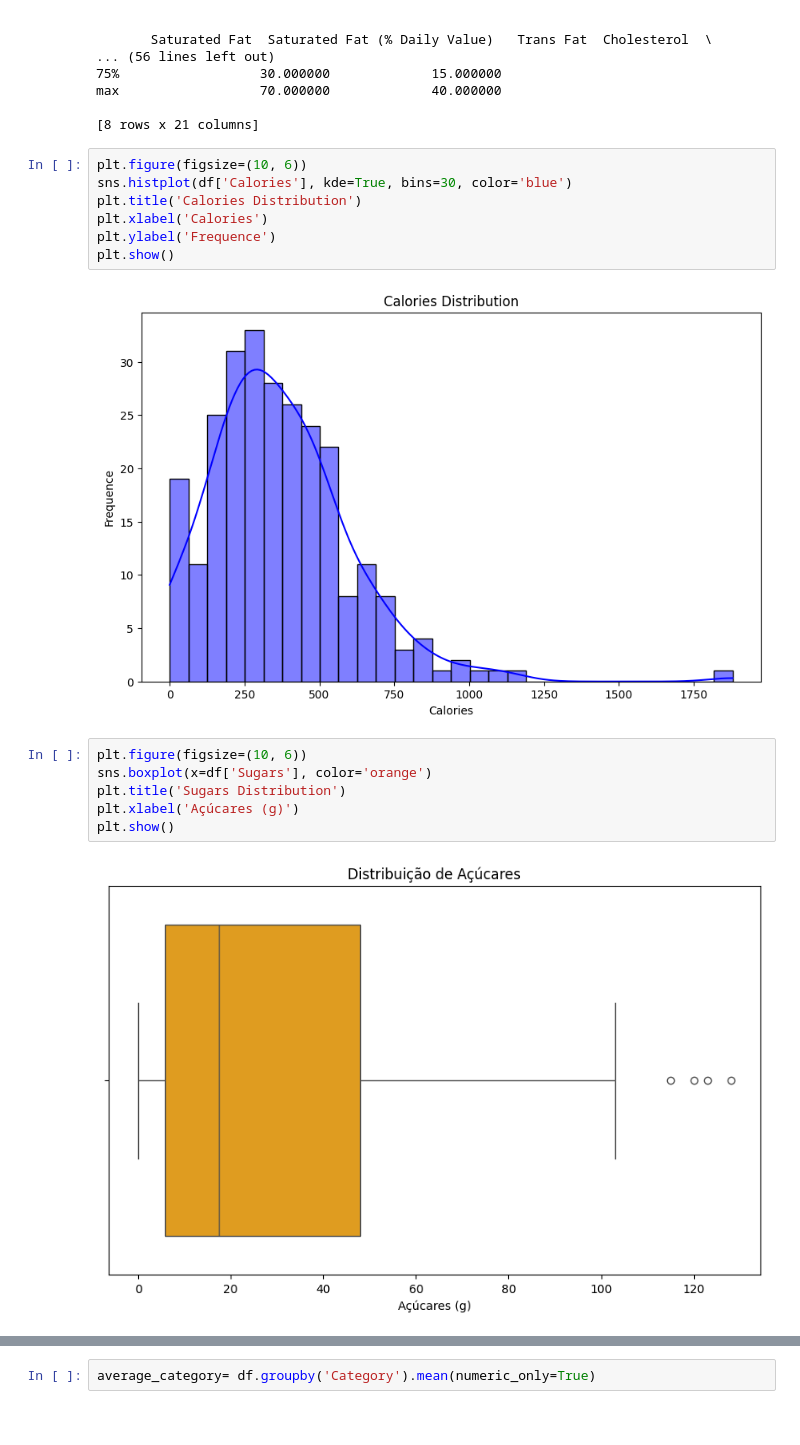
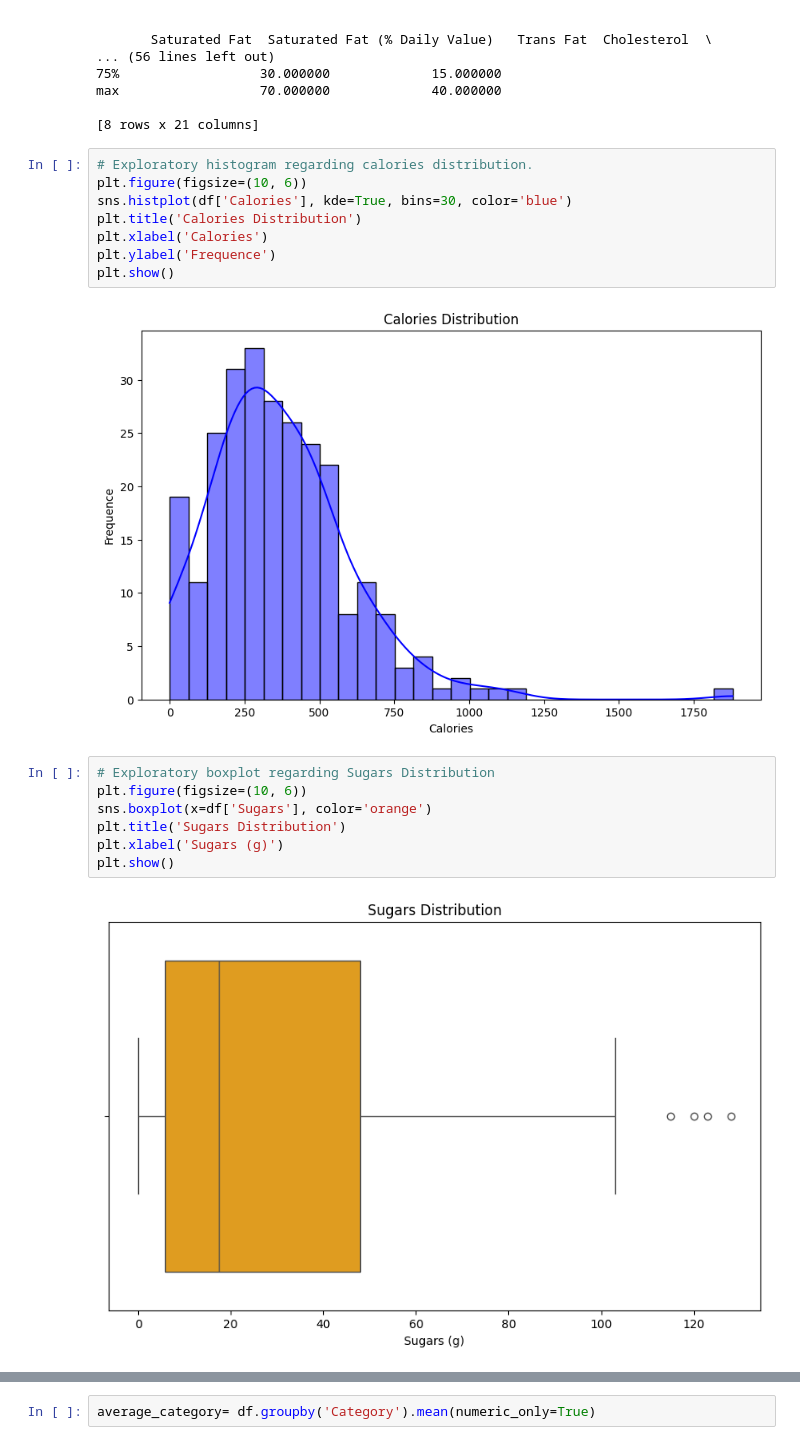
Before and after one commit to laurapetrola/Mcdonalds, a Jupyter notebook: mcdonalds.ipynb, the cells around one changed output, grey strips where cells are left out. Drawn from its saved outputs; the diff is of its cells as text.

```diff
--- a/mcdonalds.ipynb
+++ b/mcdonalds.ipynb
@@ -75,6 +75,7 @@ max                  70.000000             40.000000
 
 [8 rows x 21 columns]
 # %%
+# Exploratory histogram regarding calories distribution.
 plt.figure(figsize=(10, 6))
 sns.histplot(df['Calories'], kde=True, bins=30, color='blue')
 plt.title('Calories Distribution')
@@ -84,13 +85,14 @@ plt.show()
 # %% [output]
 [figure]
 # %%
+# Exploratory boxplot regarding Sugars Distribution
 plt.figure(figsize=(10, 6))
 sns.boxplot(x=df['Sugars'], color='orange')
 plt.title('Sugars Distribution')
-plt.xlabel('Açúcares (g)')
+plt.xlabel('Sugars (g)')
 plt.show()
 # %% [output]
-[figure, old version]
+[figure, new version]
 # %%
 plt.figure(figsize=(10, 6))
 corr = df[['Calories', 'Total Fat', 'Sodium', 'Carbohydrates', 'Protein']].corr()
```
Also changed, not shown: parts of 19 cells of this notebook.
